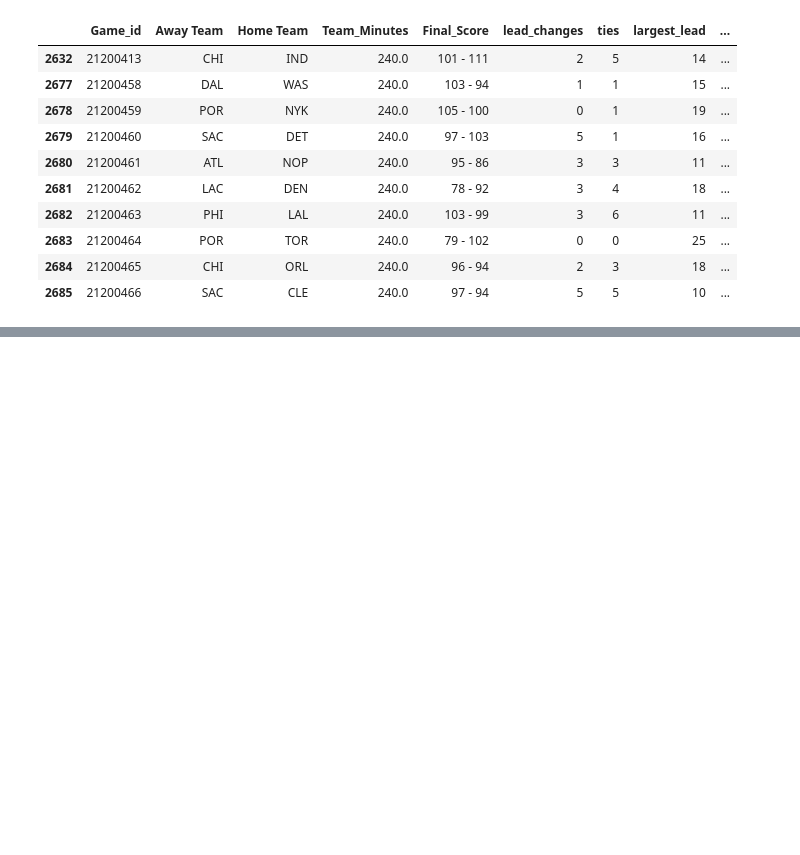
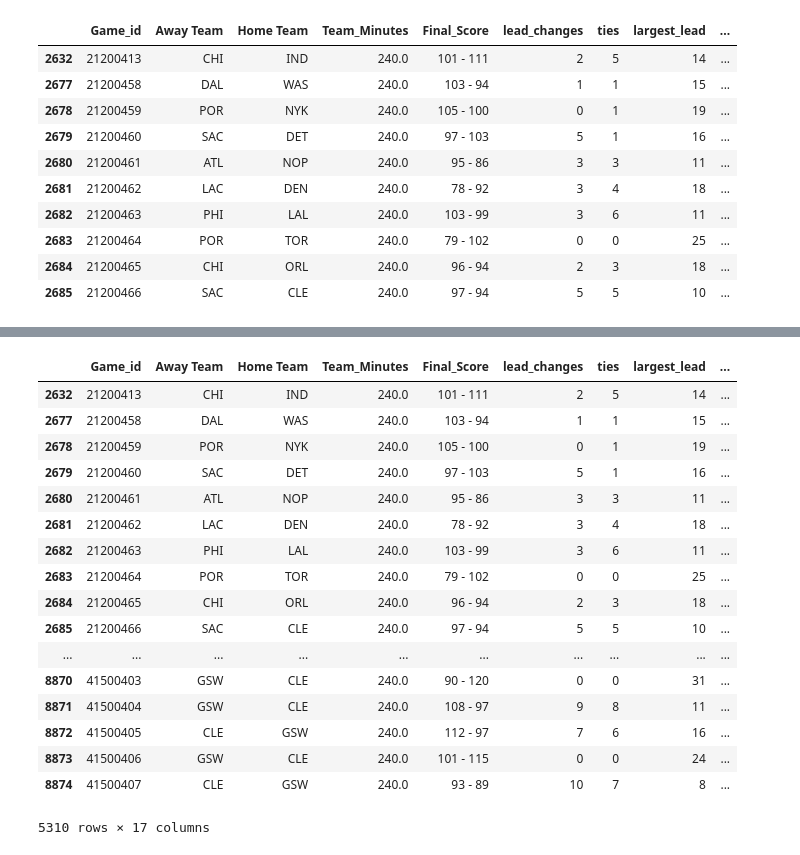
Before and after one commit to leohentschker/nbahack, a Jupyter notebook: data_clean.ipynb, the cells around one changed output, grey strips where cells are left out. Cells and saved outputs as stored; diff of their text form; code cells hidden in the pictures; blank space fills up the shorter version.

```diff
--- a/data_clean.ipynb
+++ b/data_clean.ipynb
@@ -380,0 +399,15 @@ len(new_gam)
+# %%
+# pla2013 = pla.iloc[np.where(pla['Season_id'] == 2013)[0]]
+# pla2014 = pla.iloc[np.where(pla['Season_id'] == 2014)[0]]
+# pla2015 = pla.iloc[np.where(pla['Season_id'] == 2015)[0]]
+# pla2016 = pla.iloc[np.where(pla['Season_id'] == 2016)[0]]
+
+def get_top_jersey_games(df, check_set):
+    uniq_games_df = np.unique(df['Game_id'])
+    id_top_games_df = []
+    for game in uniq_games_df:
+        data_subset = df.iloc[np.where(df['Game_id'] == game)[0]]
+        for ident in data_subset['Person_id']:
+            if ident in check_set:
+                id_top_games_df.append(game)
+    return id_top_games_df
@@ -380,0 +432,21 @@ len(new_gam)
+# %%
+new_gam
+# %% [output]
+|  | Game_id | Away Team | Home Team | Team_Minutes | Final_Score | lead_changes | ties | largest_lead | ... |
+| 2632 | 21200413 | CHI | IND | 240.0 | 101 - 111 | 2 | 5 | 14 | ... |
+| 2677 | 21200458 | DAL | WAS | 240.0 | 103 - 94 | 1 | 1 | 15 | ... |
+| 2678 | 21200459 | POR | NYK | 240.0 | 105 - 100 | 0 | 1 | 19 | ... |
+| 2679 | 21200460 | SAC | DET | 240.0 | 97 - 103 | 5 | 1 | 16 | ... |
+| 2680 | 21200461 | ATL | NOP | 240.0 | 95 - 86 | 3 | 3 | 11 | ... |
+| 2681 | 21200462 | LAC | DEN | 240.0 | 78 - 92 | 3 | 4 | 18 | ... |
+| 2682 | 21200463 | PHI | LAL | 240.0 | 103 - 99 | 3 | 6 | 11 | ... |
+| 2683 | 21200464 | POR | TOR | 240.0 | 79 - 102 | 0 | 0 | 25 | ... |
+| 2684 | 21200465 | CHI | ORL | 240.0 | 96 - 94 | 2 | 3 | 18 | ... |
+| 2685 | 21200466 | SAC | CLE | 240.0 | 97 - 94 | 5 | 5 | 10 | ... |
+| ... | ... | ... | ... | ... | ... | ... | ... | ... | ... |
+| 8870 | 41500403 | GSW | CLE | 240.0 | 90 - 120 | 0 | 0 | 31 | ... |
+| 8871 | 41500404 | GSW | CLE | 240.0 | 108 - 97 | 9 | 8 | 11 | ... |
+| 8872 | 41500405 | CLE | GSW | 240.0 | 112 - 97 | 7 | 6 | 16 | ... |
+| 8873 | 41500406 | GSW | CLE | 240.0 | 101 - 115 | 0 | 0 | 24 | ... |
+| 8874 | 41500407 | CLE | GSW | 240.0 | 93 - 89 | 10 | 7 | 8 | ... |
+5310 rows × 17 columns
```
Also changed, not shown: parts of 12 cells of this notebook.
